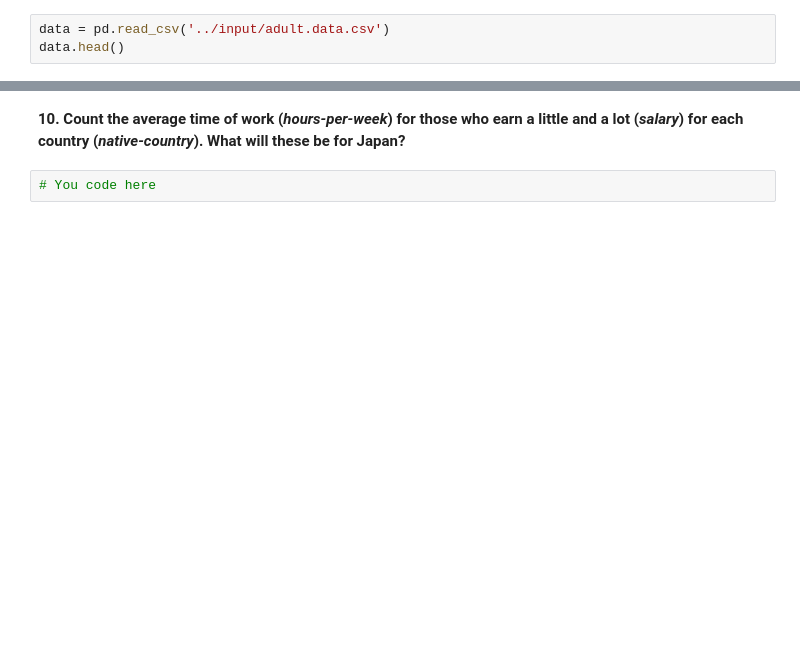
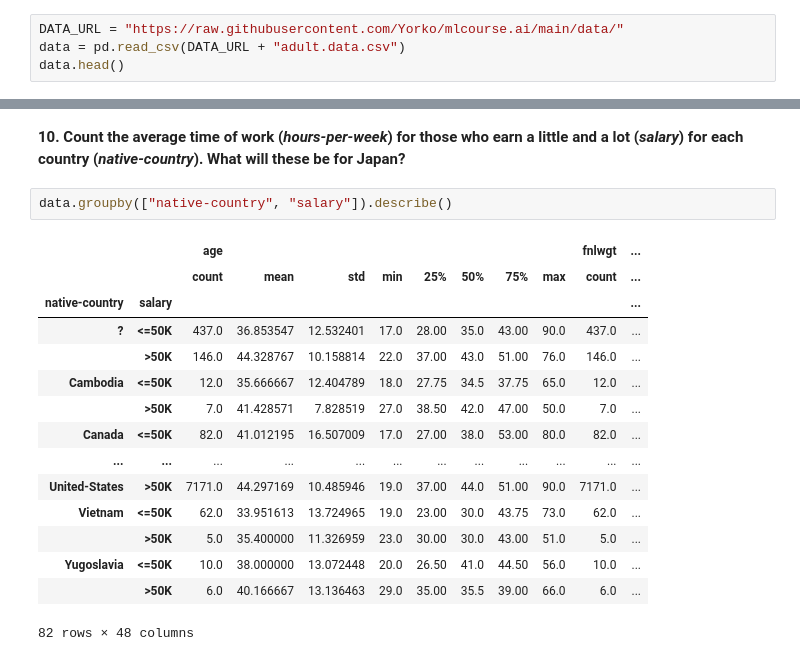
Before and after one commit to IvanSvyatykh/mlcourse, a Jupyter notebook: a1-demo-pandas-and-uci-adult-dataset.ipynb, the cells around one changed output, grey strips where cells are left out. Saved outputs shown, nothing was run; the diff lists cells and outputs as text; blank space fills up the shorter version.

```diff
--- a/a1-demo-pandas-and-uci-adult-dataset.ipynb
+++ b/a1-demo-pandas-and-uci-adult-dataset.ipynb
@@ -31,5 +31,6 @@ Unique values of all features (for more information, please see the links above)
 # %%
 import pandas as pd
 # %%
-data = pd.read_csv('../input/adult.data.csv')
+DATA_URL = "https://raw.githubusercontent.com/Yorko/mlcourse.ai/main/data/"
+data = pd.read_csv(DATA_URL + "adult.data.csv")
 data.head()
@@ -68,4 +166,20 @@ data.head()
 # %% [markdown]
 **10. Count the average time of work (*hours-per-week*) for those who earn a little and a lot (*salary*) for each country (*native-country*). What will these be for Japan?**
-# %%
-# You code here
+# %%
+data.groupby(["native-country", "salary"]).describe()
+# %% [output]
+|  |  | age |  |  |  |  |  |  |  | fnlwgt | ... |
+|  |  | count | mean | std | min | 25% | 50% | 75% | max | count | ... |
+| native-country | salary |  |  |  |  |  |  |  |  |  | ... |
+| ? | <=50K | 437.0 | 36.853547 | 12.532401 | 17.0 | 28.00 | 35.0 | 43.00 | 90.0 | 437.0 | ... |
+|  | >50K | 146.0 | 44.328767 | 10.158814 | 22.0 | 37.00 | 43.0 | 51.00 | 76.0 | 146.0 | ... |
+| Cambodia | <=50K | 12.0 | 35.666667 | 12.404789 | 18.0 | 27.75 | 34.5 | 37.75 | 65.0 | 12.0 | ... |
+|  | >50K | 7.0 | 41.428571 | 7.828519 | 27.0 | 38.50 | 42.0 | 47.00 | 50.0 | 7.0 | ... |
+| Canada | <=50K | 82.0 | 41.012195 | 16.507009 | 17.0 | 27.00 | 38.0 | 53.00 | 80.0 | 82.0 | ... |
+| ... | ... | ... | ... | ... | ... | ... | ... | ... | ... | ... | ... |
+| United-States | >50K | 7171.0 | 44.297169 | 10.485946 | 19.0 | 37.00 | 44.0 | 51.00 | 90.0 | 7171.0 | ... |
+| Vietnam | <=50K | 62.0 | 33.951613 | 13.724965 | 19.0 | 23.00 | 30.0 | 43.75 | 73.0 | 62.0 | ... |
+|  | >50K | 5.0 | 35.400000 | 11.326959 | 23.0 | 30.00 | 30.0 | 43.00 | 51.0 | 5.0 | ... |
+| Yugoslavia | <=50K | 10.0 | 38.000000 | 13.072448 | 20.0 | 26.50 | 41.0 | 44.50 | 56.0 | 10.0 | ... |
+|  | >50K | 6.0 | 40.166667 | 13.136463 | 29.0 | 35.00 | 35.5 | 39.00 | 66.0 | 6.0 | ... |
+82 rows × 48 columns
```
Also changed, not shown: parts of 27 cells of this notebook.
